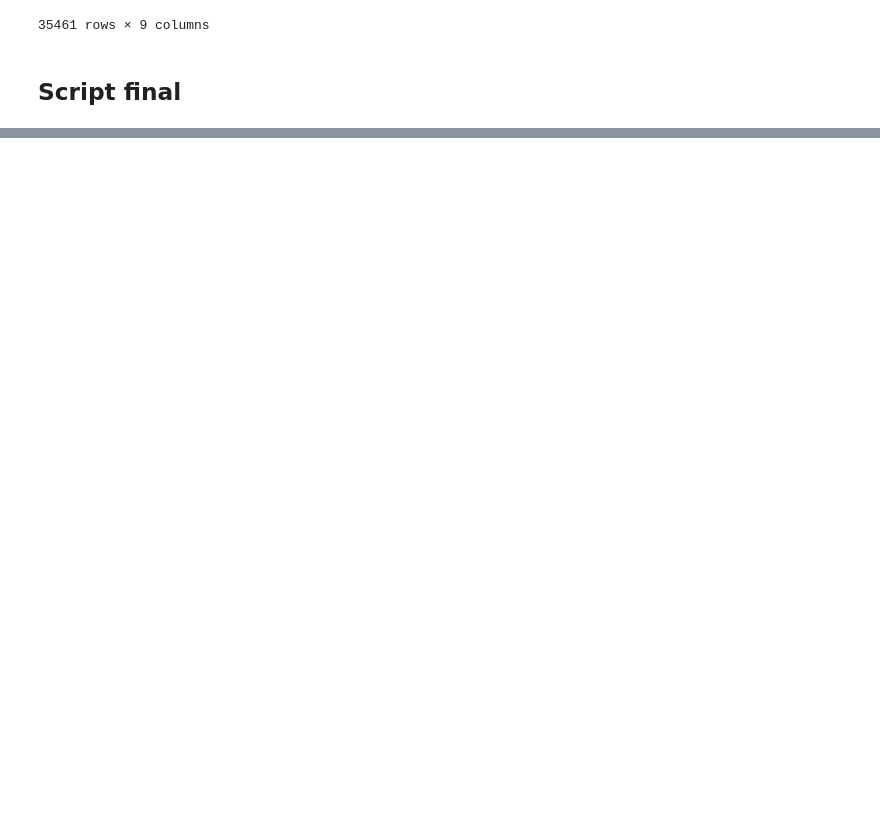
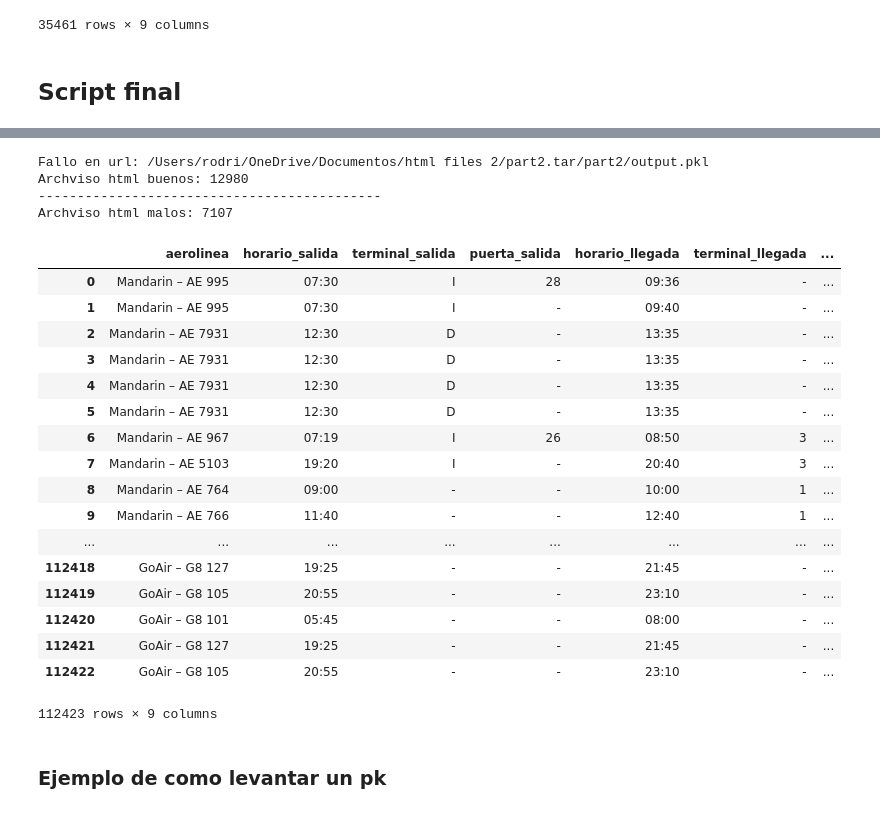
Before and after one commit to cotarelorodrigo/BDD, a Jupyter notebook: scrapper.ipynb, the cells around one changed output, grey strips where cells are left out. Drawn from its saved outputs; the diff is of its cells as text; code cells hidden in the pictures; blank space fills up the shorter version.

Commit message:
Deje un ejemplo al final de todo para levantar los .pkl

```diff
--- a/scrapper.ipynb
+++ b/scrapper.ipynb
@@ -340,7 +340,9 @@ def scrapeo_vuelo(path):
     ###
     if ( len(v) == len(h) == len(il) ):
         for i in range(0, len(v)):
-            data.append(v[i]+h[i]+il[i])
+            r = v[i]+h[i]+il[i]
+            if len(r) == 9:
+                data.append(r)
     ###
     return data
 
@@ -365,6 +367,8 @@ def scrapear_html_aviones(path_carpeta):
     print("--------------------------------------------")
     print("Archviso html malos: {}".format(html_vacios))
 
+    columnas = ['aerolinea', 'horario_salida', 'terminal_salida', 'puerta_salida', 'horario_llegada', 'terminal_llegada', 'puerta_llegada', 'origen', 'destino']
+    #print(data2)
     r = pd.DataFrame(data2, columns=columnas)
     r.to_pickle(path_carpeta + 'output.pkl')
     return r
@@ -394,0 +377,27 @@ Archviso html vacios: 1386
+# %%
+scrapear_html_aviones('/Users/rodri/OneDrive/Documentos/html files 2/part2.tar/part2/')
+# %% [output]
+Fallo en url: /Users/rodri/OneDrive/Documentos/html files 2/part2.tar/part2/output.pkl
+Archviso html buenos: 12980
+--------------------------------------------
+Archviso html malos: 7107
+|  | aerolinea | horario_salida | terminal_salida | puerta_salida | horario_llegada | terminal_llegada | ... |
+| 0 | Mandarin – AE 995 | 07:30 | I | 28 | 09:36 | - | ... |
+| 1 | Mandarin – AE 995 | 07:30 | I | - | 09:40 | - | ... |
+| 2 | Mandarin – AE 7931 | 12:30 | D | - | 13:35 | - | ... |
+| 3 | Mandarin – AE 7931 | 12:30 | D | - | 13:35 | - | ... |
+| 4 | Mandarin – AE 7931 | 12:30 | D | - | 13:35 | - | ... |
+| 5 | Mandarin – AE 7931 | 12:30 | D | - | 13:35 | - | ... |
+| 6 | Mandarin – AE 967 | 07:19 | I | 26 | 08:50 | 3 | ... |
+| 7 | Mandarin – AE 5103 | 19:20 | I | - | 20:40 | 3 | ... |
+| 8 | Mandarin – AE 764 | 09:00 | - | - | 10:00 | 1 | ... |
+| 9 | Mandarin – AE 766 | 11:40 | - | - | 12:40 | 1 | ... |
+| ... | ... | ... | ... | ... | ... | ... | ... |
+| 112418 | GoAir – G8 127 | 19:25 | - | - | 21:45 | - | ... |
+| 112419 | GoAir – G8 105 | 20:55 | - | - | 23:10 | - | ... |
+| 112420 | GoAir – G8 101 | 05:45 | - | - | 08:00 | - | ... |
+| 112421 | GoAir – G8 127 | 19:25 | - | - | 21:45 | - | ... |
+| 112422 | GoAir – G8 105 | 20:55 | - | - | 23:10 | - | ... |
+112423 rows × 9 columns
+# %% [markdown]
+### Ejemplo de como levantar un pk
```
Also changed, not shown: parts of 2 cells of this notebook.
